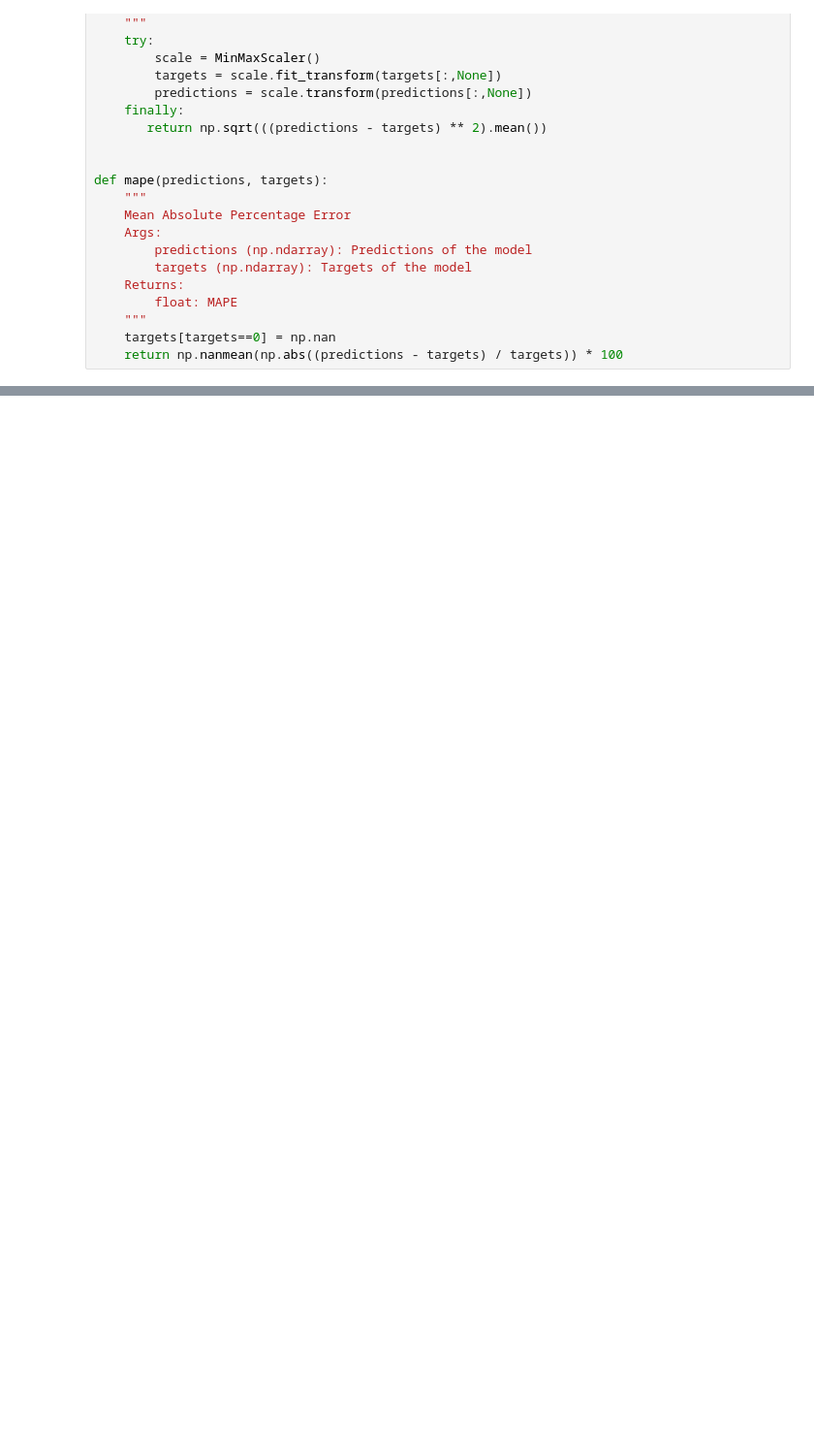
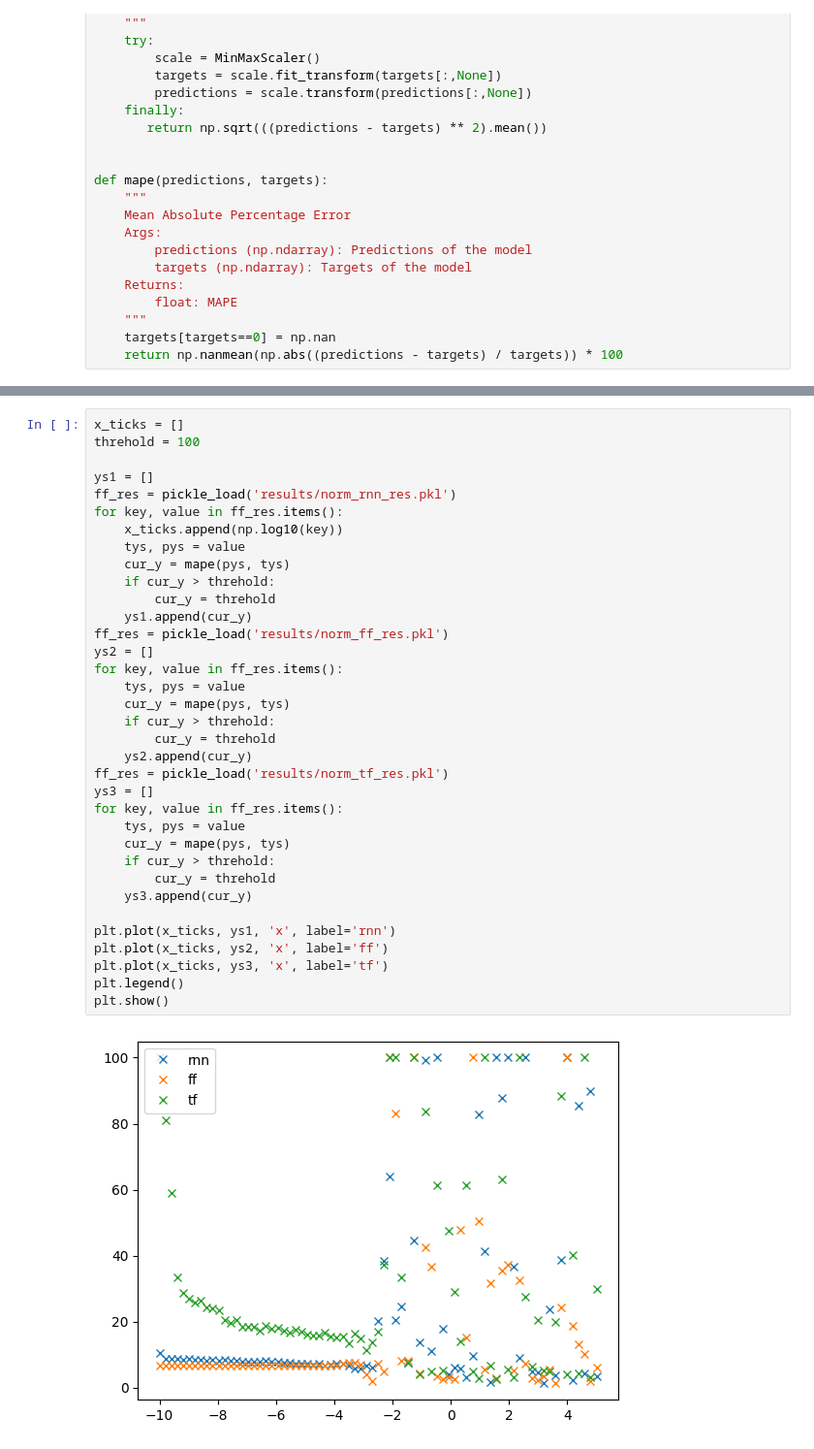
Before and after one commit to RRemixx/eecs598003, a Jupyter notebook: ts_pred.ipynb, the cells around one changed output, grey strips where cells are left out. Shown at 97% size. Cells and saved outputs as stored; diff of their text form; blank space fills up the shorter version.

```diff
--- a/ts_pred.ipynb
+++ b/ts_pred.ipynb
@@ -359 +386,38 @@ plt.plot(x_ticks, ys, 'x')
+# %%
+x_ticks = []
+threhold = 100
+
+ys1 = []
+ff_res = pickle_load('results/norm_rnn_res.pkl')
+for key, value in ff_res.items():
+    x_ticks.append(np.log10(key))
+    tys, pys = value
+    cur_y = mape(pys, tys)
+    if cur_y > threhold:
+        cur_y = threhold
+    ys1.append(cur_y)
+ff_res = pickle_load('results/norm_ff_res.pkl')
+ys2 = []
+for key, value in ff_res.items():
+    tys, pys = value
+    cur_y = mape(pys, tys)
+    if cur_y > threhold:
+        cur_y = threhold
+    ys2.append(cur_y)
+ff_res = pickle_load('results/norm_tf_res.pkl')
+ys3 = []
+for key, value in ff_res.items():
+    tys, pys = value
+    cur_y = mape(pys, tys)
+    if cur_y > threhold:
+        cur_y = threhold
+    ys3.append(cur_y)
+
+plt.plot(x_ticks, ys1, 'x', label='rnn')
+plt.plot(x_ticks, ys2, 'x', label='ff')
+plt.plot(x_ticks, ys3, 'x', label='tf')
+plt.legend()
+plt.show()
+# %% [output]
+[figure, added]
 # %%
```
Also changed, not shown: parts of 5 cells of this notebook.
